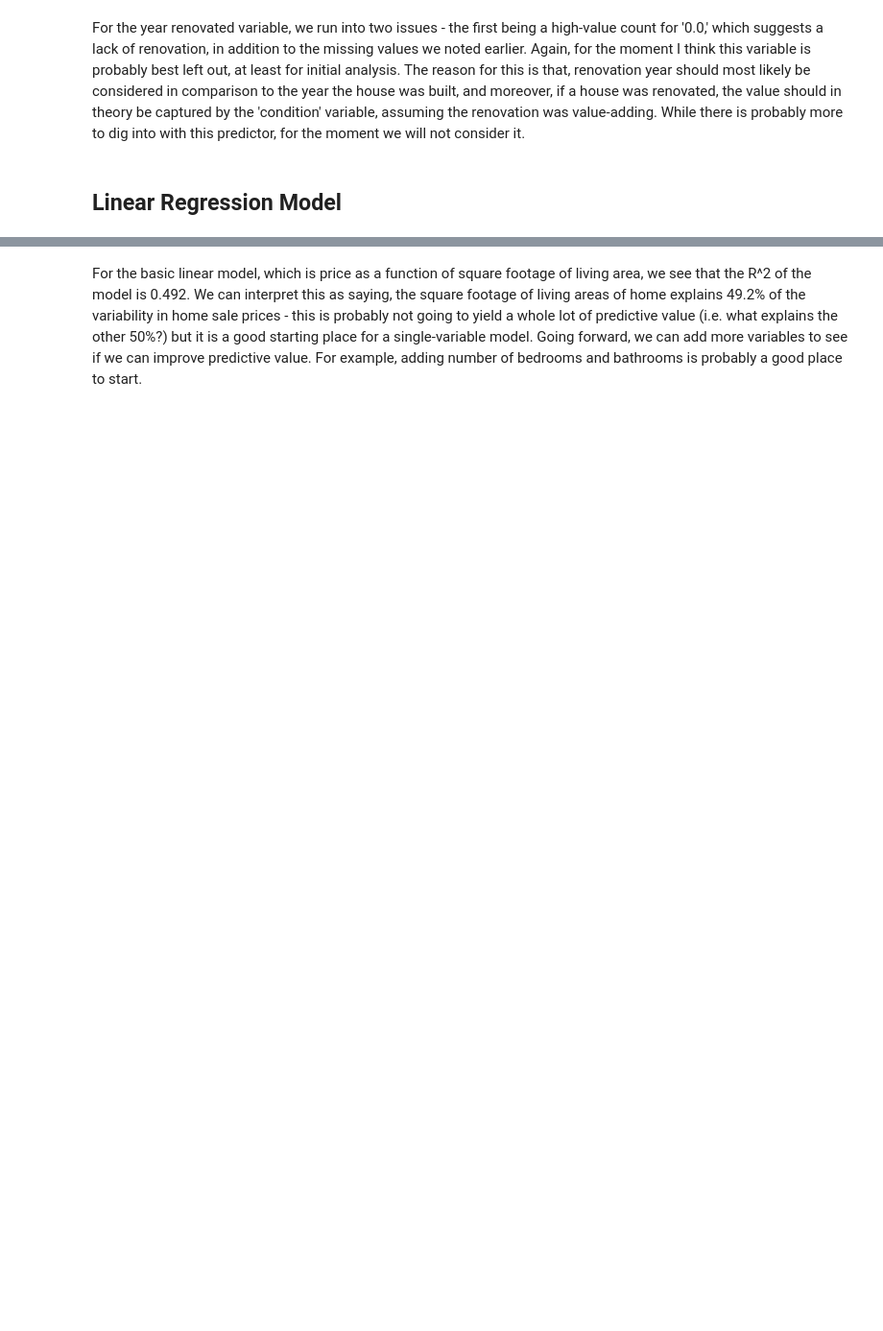
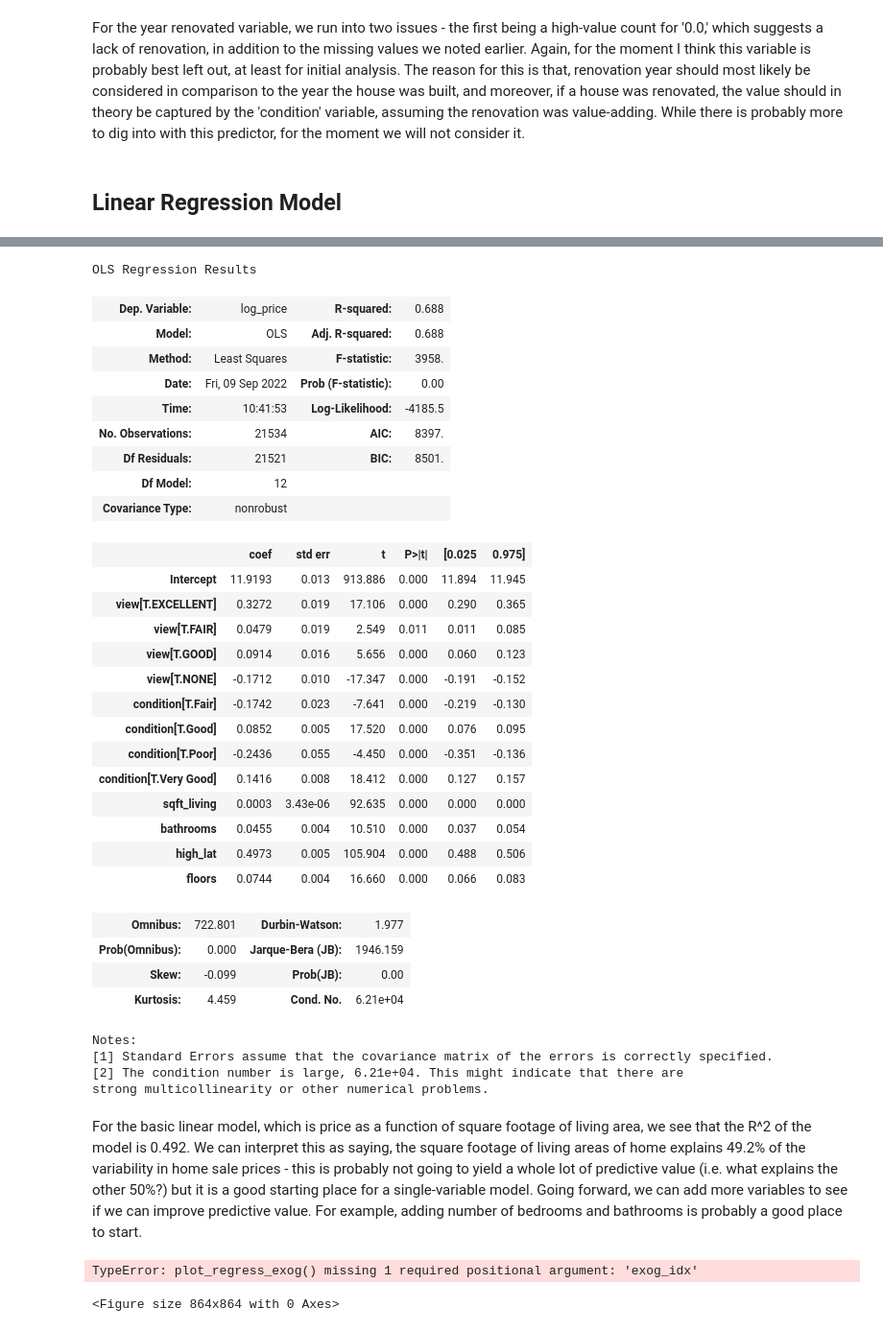
Before and after one commit to adobronyi/king_county_real_estate, a Jupyter notebook: student.ipynb, the cells around one changed output, grey strips where cells are left out. Shown at 96% size. Saved outputs shown, nothing was run; the diff lists cells and outputs as text; code cells hidden in the pictures; blank space fills up the shorter version.

```diff
--- a/student.ipynb
+++ b/student.ipynb
@@ -455,2 +569,49 @@ strong multicollinearity or other numerical problems.
+# %%
+# MODEL 2: log_price ~ log_sqft_living + bedrooms + bathrooms
+formula = 'log_price ~ sqft_living + bathrooms + high_lat + view + condition + floors'
+model = ols(formula=formula, data=df_new).fit()
+model.summary()
+# %% [output]
+OLS Regression Results
+| Dep. Variable: | log_price | R-squared: | 0.688 |
+| Model: | OLS | Adj. R-squared: | 0.688 |
+| Method: | Least Squares | F-statistic: | 3958. |
+| Date: | Fri, 09 Sep 2022 | Prob (F-statistic): | 0.00 |
+| Time: | 10:41:53 | Log-Likelihood: | -4185.5 |
+| No. Observations: | 21534 | AIC: | 8397. |
+| Df Residuals: | 21521 | BIC: | 8501. |
+| Df Model: | 12 |  |  |
+| Covariance Type: | nonrobust |  |  |
+|  | coef | std err | t | P>|t| | [0.025 | 0.975] |
+| Intercept | 11.9193 | 0.013 | 913.886 | 0.000 | 11.894 | 11.945 |
+| view[T.EXCELLENT] | 0.3272 | 0.019 | 17.106 | 0.000 | 0.290 | 0.365 |
+| view[T.FAIR] | 0.0479 | 0.019 | 2.549 | 0.011 | 0.011 | 0.085 |
+| view[T.GOOD] | 0.0914 | 0.016 | 5.656 | 0.000 | 0.060 | 0.123 |
+| view[T.NONE] | -0.1712 | 0.010 | -17.347 | 0.000 | -0.191 | -0.152 |
+| condition[T.Fair] | -0.1742 | 0.023 | -7.641 | 0.000 | -0.219 | -0.130 |
+| condition[T.Good] | 0.0852 | 0.005 | 17.520 | 0.000 | 0.076 | 0.095 |
+| condition[T.Poor] | -0.2436 | 0.055 | -4.450 | 0.000 | -0.351 | -0.136 |
+| condition[T.Very Good] | 0.1416 | 0.008 | 18.412 | 0.000 | 0.127 | 0.157 |
+| sqft_living | 0.0003 | 3.43e-06 | 92.635 | 0.000 | 0.000 | 0.000 |
+| bathrooms | 0.0455 | 0.004 | 10.510 | 0.000 | 0.037 | 0.054 |
+| high_lat | 0.4973 | 0.005 | 105.904 | 0.000 | 0.488 | 0.506 |
+| floors | 0.0744 | 0.004 | 16.660 | 0.000 | 0.066 | 0.083 |
+| Omnibus: | 722.801 | Durbin-Watson: | 1.977 |
+| Prob(Omnibus): | 0.000 | Jarque-Bera (JB): | 1946.159 |
+| Skew: | -0.099 | Prob(JB): | 0.00 |
+| Kurtosis: | 4.459 | Cond. No. | 6.21e+04 |
+Notes:
+[1] Standard Errors assume that the covariance matrix of the errors is correctly specified.
+[2] The condition number is large, 6.21e+04. This might indicate that there are
+strong multicollinearity or other numerical problems.
 # %% [markdown]
 For the basic linear model, which is price as a function of square footage of living area, we see that the R^2 of the model is 0.492. We can interpret this as saying, the square footage of living areas of home explains 49.2% of the variability in home sale prices - this is probably not going to yield a whole lot of predictive value (i.e. what explains the other 50%?) but it is a good starting place for a single-variable model. Going forward, we can add more variables to see if we can improve predictive value. For example, adding number of bedrooms and bathrooms is probably a good place to start.
+# %%
+import statsmodels.api as sm
+
+fig = plt.figure(figsize=(12,12))
+fig = sm.graphics.plot_regress_exog(model)
+plt.show()
+# %% [output]
+TypeError: plot_regress_exog() missing 1 required positional argument: 'exog_idx'
+<Figure size 864x864 with 0 Axes>
```
Also changed, not shown: parts of 31 cells of this notebook.
